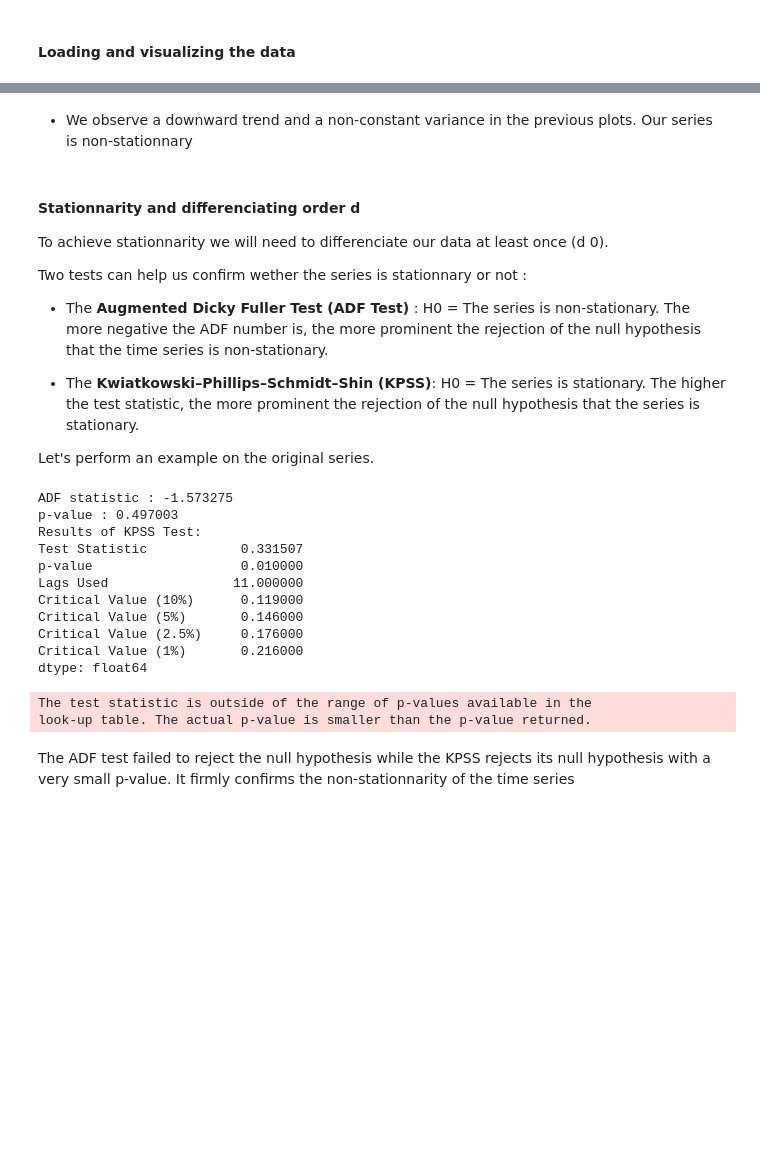
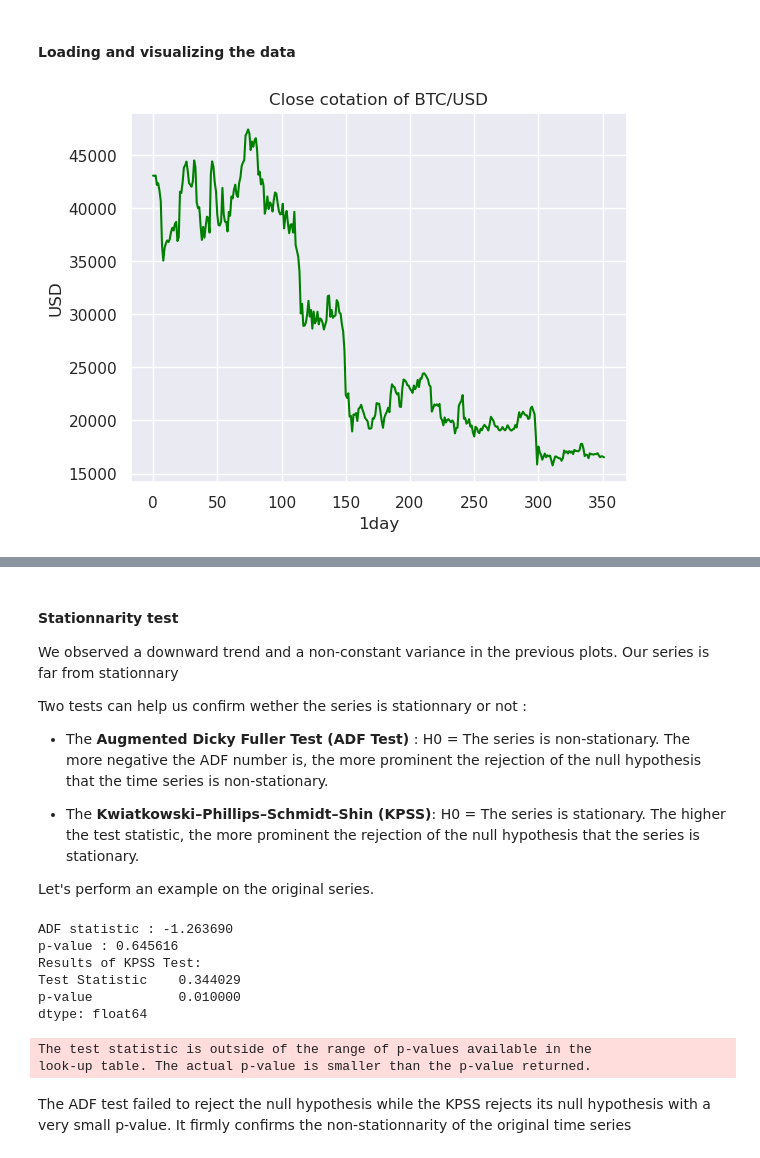
Before and after one commit to MohamedKeteb/Crypto_project, a Jupyter notebook: arima_model.ipynb, the cells around one changed output, grey strips where cells are left out. Cells and saved outputs as stored; diff of their text form; code cells hidden in the pictures; blank space fills up the shorter version.

```diff
--- a/arima_model.ipynb
+++ b/arima_model.ipynb
@@ -30,23 +30,27 @@ end_date = '2022-12-31 00:00:00'
 # %%
 # Fast checking the data values #
 
 data = load_data(symbol, start_date, end_date, interval)
 
 
 def add_arima_indicators(data,price, period) :
 
     ma = data[str(price)].rolling(window=period).mean().dropna()
     mstd = data[str(price)].rolling(window=period).std().dropna()
     data = pd.DataFrame(data.loc[period-1:])
 
     data['ma'] = ma
     data['mstd'] = mstd
 
     return data.reset_index().drop('index', axis=1)
 
 data = add_arima_indicators(data, "close", period = 14)
 
 data.head(n = 10)
+
+visualize_data(data, symbol, interval)
+# %% [output]
+[figure, added]
 # %%
 #We can visualize the data along with its moving statistics. A  stationnary time series must have these features constants in time #
 
@@ -84,12 +89,10 @@ def arima_viz_with_indicator(data, symbol, interval) :
 arima_viz_with_indicator(data,symbol, interval)
 # %% [output]
 [interactive output not drawn]
-# %% [markdown]
-- We observe a downward trend and a non-constant variance in the previous plots. Our series is non-stationnary
 # %% [markdown]
-#### **Stationnarity and differenciating order d**
+#### **Stationnarity test**
 
-To achieve stationnarity we will need to differenciate our data at least once (d 0).
+We observed a downward trend and a non-constant variance in the previous plots. Our series is far from stationnary
 
 Two tests can help us confirm wether the series is stationnary or not :
 
@@ -100,43 +103,50 @@ Two tests can help us confirm wether the series is stationnary or not :
 
 Let's perform an example on the original series.
 # %%
-def adf_test(data, price) :
+def adf_test(data, price, to_print = True) :
     result = adfuller(data[str(price)])
     adf_stat = result[0]
     p_value = result[1]
 
-    print('ADF statistic : %f' % adf_stat)
-    print('p-value : %f' % p_value)
+    if to_print == True :
 
-    return adf_stat, p_value
+        print('ADF statistic : %f' % adf_stat)
+        print('p-value : %f' % p_value)
+
+    else :
+
+        return adf_stat, p_value
 
 
-def kpss_test(data, price) :
 
-    print("Results of KPSS Test:")
+
+
+def kpss_test(data, price, to_print = True) :
+
+
     kpsstest = kpss(data[str(price)], regression="ct", nlags="auto")
     kpss_output = pd.Series(
-        kpsstest[0:3], index=["Test Statistic", "p-value", "Lags Used"]
+        kpsstest[0:2], index=["Test Statistic", "p-value"]
     )
-    for key, value in kpsstest[3].items():
-        kpss_output["Critical Value (%s)" % key] = value
-    print(kpss_output)
+    if to_print == True :
+
+        print("Results of KPSS Test:")
+        print(kpss_output)
+
+    else :
+
+        return kpss_output
 
 adf_test(data, "close")
 kpss_test(data, 'close')
 # %% [output]
-ADF statistic : -1.573275
-p-value : 0.497003
+ADF statistic : -1.263690
+p-value : 0.645616
 Results of KPSS Test:
-Test Statistic            0.331507
-p-value                   0.010000
-Lags Used                11.000000
-Critical Value (10%)      0.119000
-Critical Value (5%)       0.146000
-Critical Value (2.5%)     0.176000
-Critical Value (1%)       0.216000
+Test Statistic    0.344029
+p-value           0.010000
 dtype: float64
 The test statistic is outside of the range of p-values available in the
 look-up table. The actual p-value is smaller than the p-value returned.
 # %% [markdown]
-The ADF test failed to reject the null hypothesis while the KPSS rejects its null hypothesis with a very small p-value. It firmly confirms the non-stationnarity of the time series
+The ADF test failed to reject the null hypothesis while the KPSS rejects its null hypothesis with a very small p-value. It firmly confirms the non-stationnarity of the original time series
```
Also changed, not shown: parts of 20 cells of this notebook, 2 other files.
